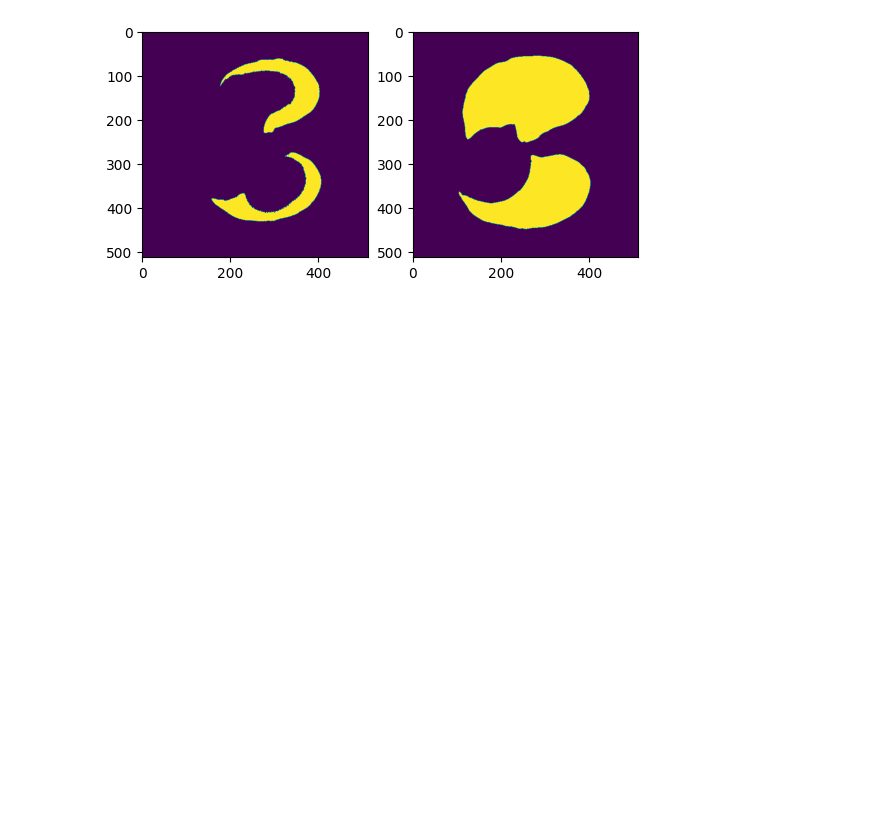
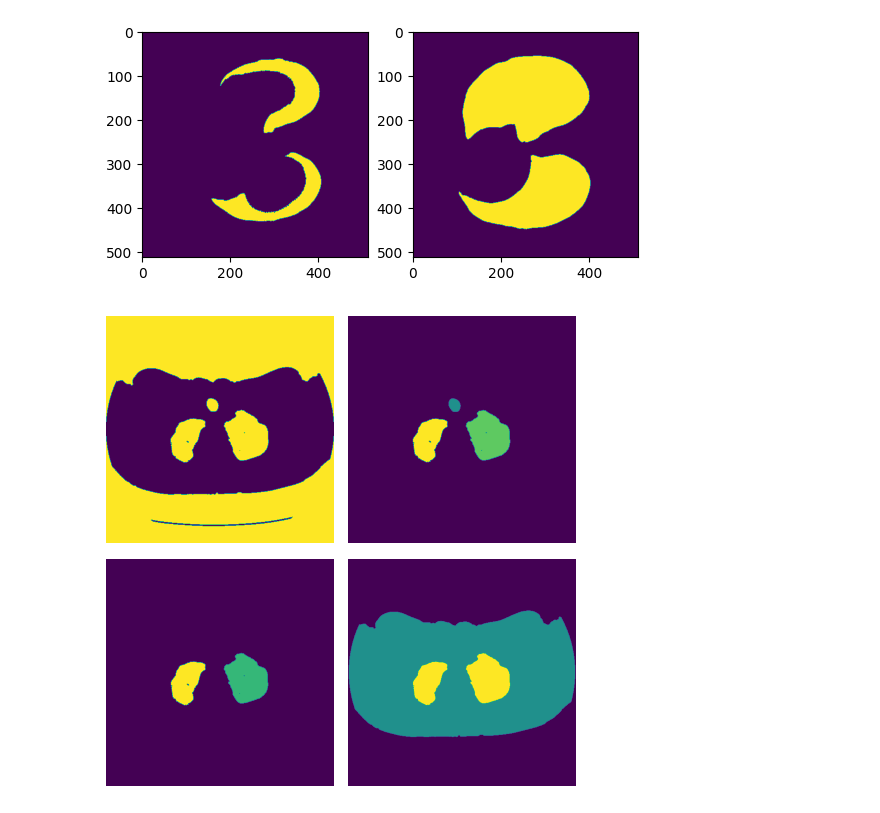
Before and after one commit to joaco18/mira_final_project, a Jupyter notebook: notebooks/example_lung_mask.ipynb, the cells around one changed output. Cells and saved outputs as stored; diff of their text form; code cells hidden in the pictures; blank space fills up the shorter version.

Commit message:
add plots for lung masks and add lung segmentation time calculation

```diff
--- a/notebooks/example_lung_mask.ipynb
+++ b/notebooks/example_lung_mask.ipynb
@@ -33,3 +33,26 @@ for i in tqdm(range(len(data))):
 [figure]
 [figure]
 [figure]
+# %%
+from preprocess.preprocess import get_lungs_mask
+import numpy as np
+
+for i in tqdm(range(len(data))):
+    sample = data[i]
+    i_img = np.moveaxis(sample['i_img'], [0, 1, 2], [2, 1, 0])
+    lungs, A5, B5, C5, D5, A25, B25, C25, D25 = get_lungs_mask(i_img, True)
+    break
+# %%
+fg, ax = plt.subplots(2,2, figsize=(5,5))
+ax[0,0].imshow(A5)
+ax[0,0].axis('off')
+ax[0,1].imshow(B5)
+ax[0,1].axis('off')
+ax[1,0].imshow(C5)
+ax[1,0].axis('off')
+ax[1,1].imshow(D5)
+ax[1,1].axis('off')
+plt.tight_layout()
+plt.savefig('/home/jseia/Desktop/MAIA/classes/spain/mira/final_project/mira_final_project/experiments/elastix/lung_segementation2.png', bbox_inches='tight')
+# %% [output]
+[figure, added]
```
Also changed, not shown: parts of 1 cell of this notebook, 3 other files.
